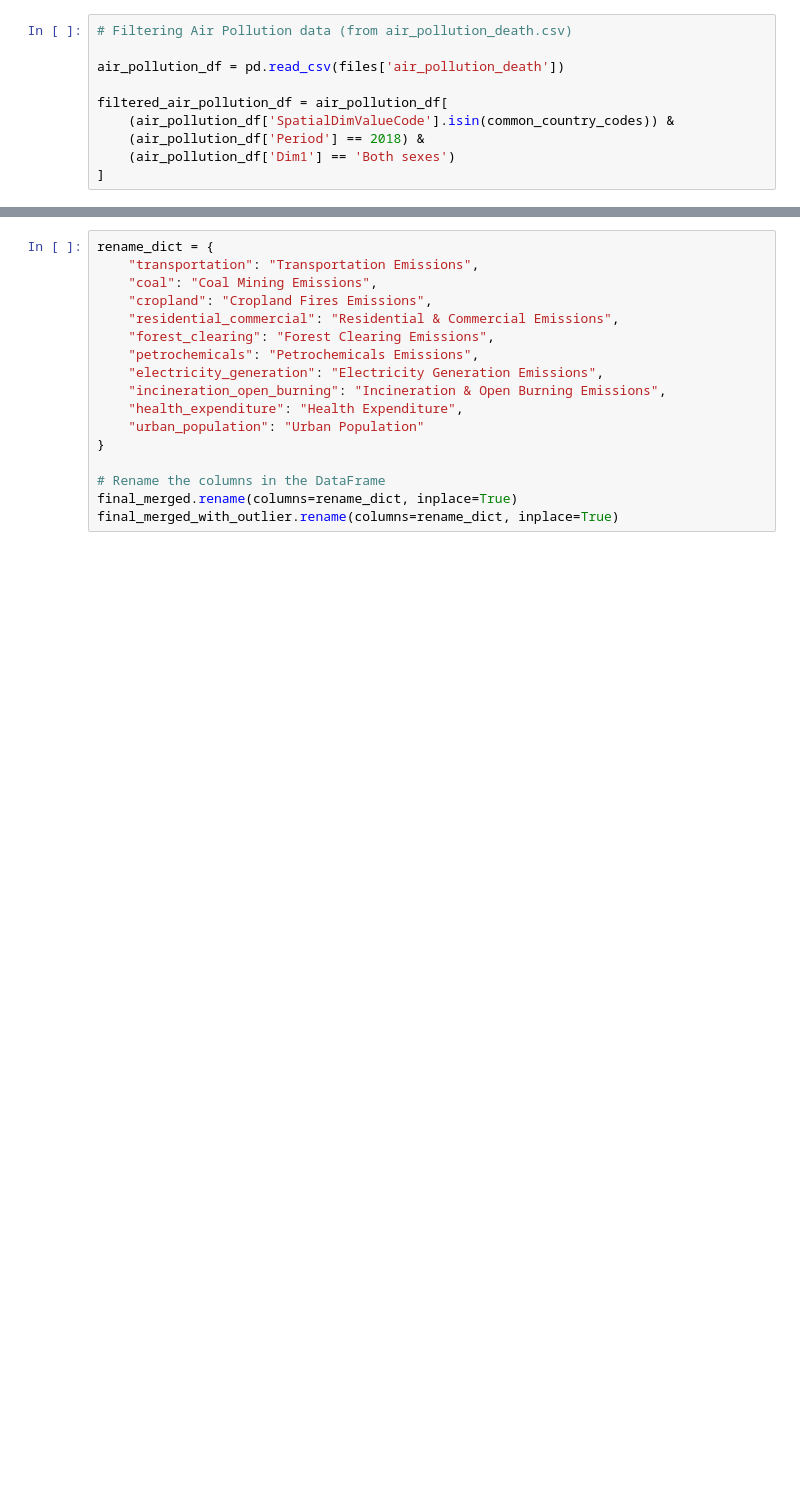
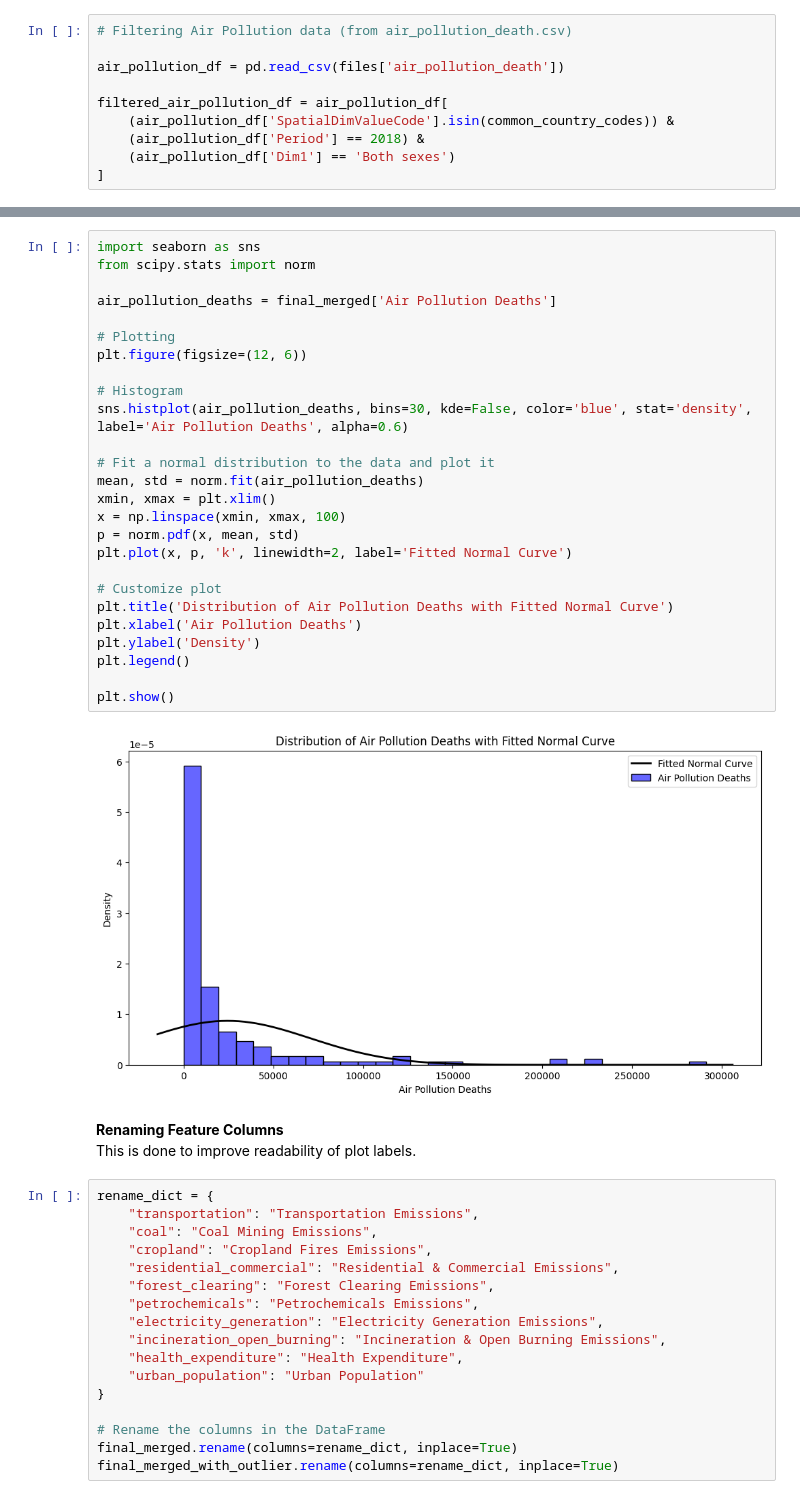
Before and after one commit to ezbananacat/Machine_Learning_Practice, a Jupyter notebook: coding_test_final.ipynb, the cells around one changed output, grey strips where cells are left out. Saved outputs shown, nothing was run; the diff lists cells and outputs as text; blank space fills up the shorter version.

```diff
--- a/coding_test_final.ipynb
+++ b/coding_test_final.ipynb
@@ -123,6 +129,37 @@ final_merged_with_outlier = final_merged
 final_merged = final_merged[final_merged['Country Code'] != 'CHN']
 final_merged = final_merged[final_merged['Country Code'] != 'IND']
 # final_merged.head()
+# %%
+import seaborn as sns
+from scipy.stats import norm
+
+air_pollution_deaths = final_merged['Air Pollution Deaths']
+
+# Plotting
+plt.figure(figsize=(12, 6))
+
+# Histogram
+sns.histplot(air_pollution_deaths, bins=30, kde=False, color='blue', stat='density', label='Air Pollution Deaths', alpha=0.6)
+
+# Fit a normal distribution to the data and plot it
+mean, std = norm.fit(air_pollution_deaths)
+xmin, xmax = plt.xlim()
+x = np.linspace(xmin, xmax, 100)
+p = norm.pdf(x, mean, std)
+plt.plot(x, p, 'k', linewidth=2, label='Fitted Normal Curve')
+
+# Customize plot
+plt.title('Distribution of Air Pollution Deaths with Fitted Normal Curve')
+plt.xlabel('Air Pollution Deaths')
+plt.ylabel('Density')
+plt.legend()
+
+plt.show()
+# %% [output]
+[figure, added]
+# %% [markdown]
+**Renaming Feature Columns**
+<br>This is done to improve readability of plot labels.
 # %%
 rename_dict = {
     "transportation": "Transportation Emissions",
```
Also changed, not shown: parts of 22 cells of this notebook.
